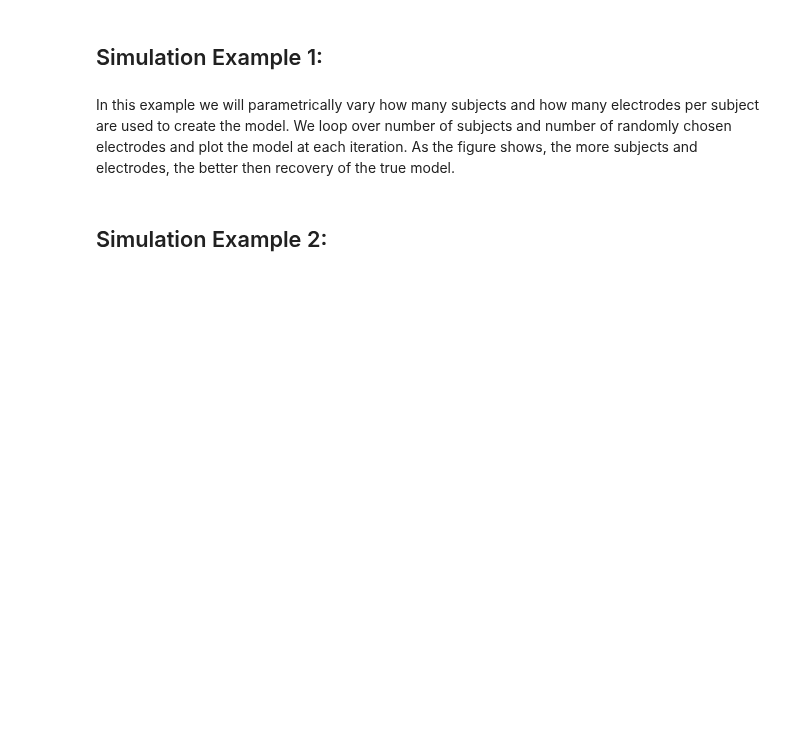
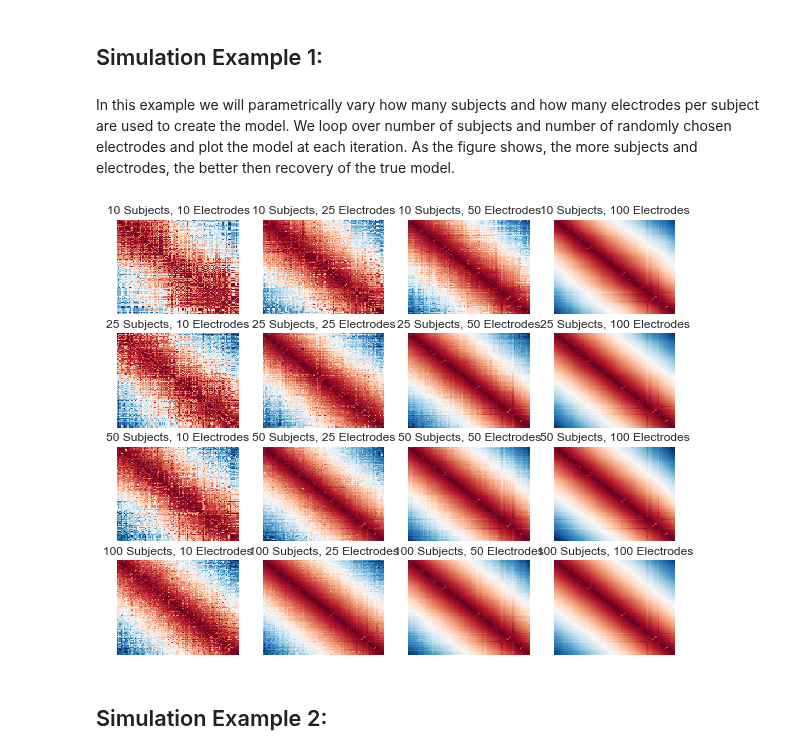
Before and after one commit to ContextLab/supereeg, a Jupyter notebook: docs/tutorial/simulate_objects.ipynb, the cells around one changed output. Cells and saved outputs as stored; diff of their text form; code cells hidden in the pictures; blank space fills up the shorter version.

```diff
--- a/docs/tutorial/simulate_objects.ipynb
+++ b/docs/tutorial/simulate_objects.ipynb
@@ -101,33 +128,38 @@ the true model.
 # %%
 # n_samples
 n_samples = 100
 
 # initialize subplots
 f, axarr = plt.subplots(4, 4)
 
 f.set_size_inches(10,8)
 
 # loop over simulated subjects size
 for isub, n_subs in enumerate([10, 25, 50, 100]):
-
     # loop over simulated electrodes
     for ielec, n_elecs in enumerate([10, 25, 50, 100]):
 
         # simulate brain objects for the model
         model_bos = [se.simulate_model_bos(n_samples=n_samples, sample_rate=10, locs=locs,
                                            sample_locs=n_elecs, cov=R) for x in range(n_subs)]
 
         # create the model object
         model = se.Model(data=model_bos, locs=locs)
 
         # plot it
         model.plot_data(ax=axarr[isub, ielec], yticklabels=False,
-                    xticklabels=False, cmap='RdBu_r', cbar=False, vmin=0, vmax=1)
+                    xticklabels=False, cmap='RdBu_r', cbar=False, vmin=0, vmax=1, show=False)
 
         # set the title
         axarr[isub, ielec].set_title(str(n_subs) + ' Subjects, ' + str(n_elecs) + ' Electrodes')
 
-f.tight_layout()
+
+plt.show()
+
+# close plot
+plt.close()
+# %% [output]
+[figure, added]
 # %% [markdown]
 ## Simulation Example 2:
 # %% [markdown]
```
Also changed, not shown: parts of 9 cells of this notebook, 6 other files.
